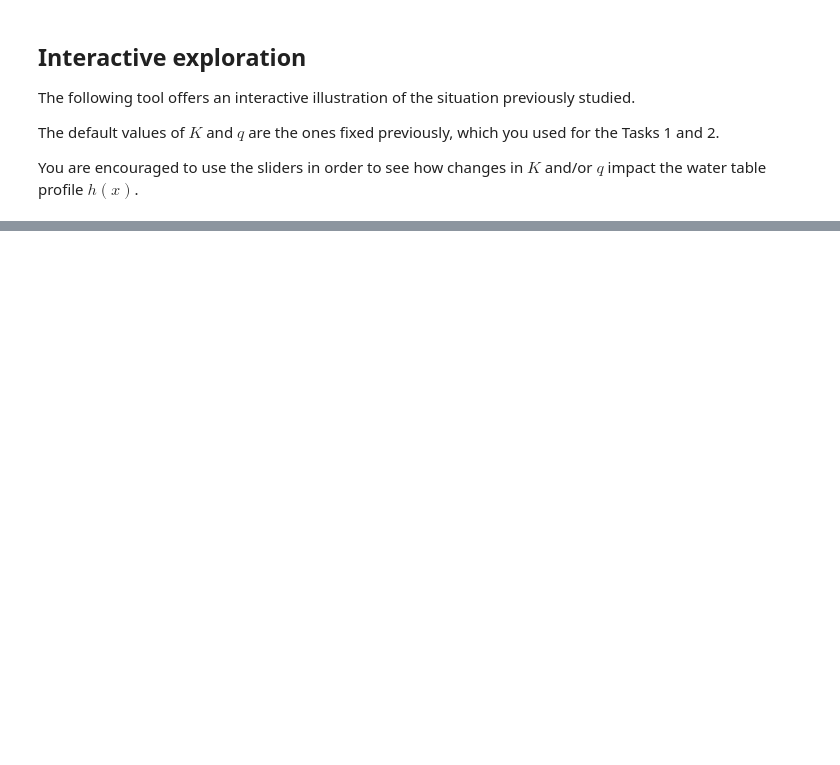
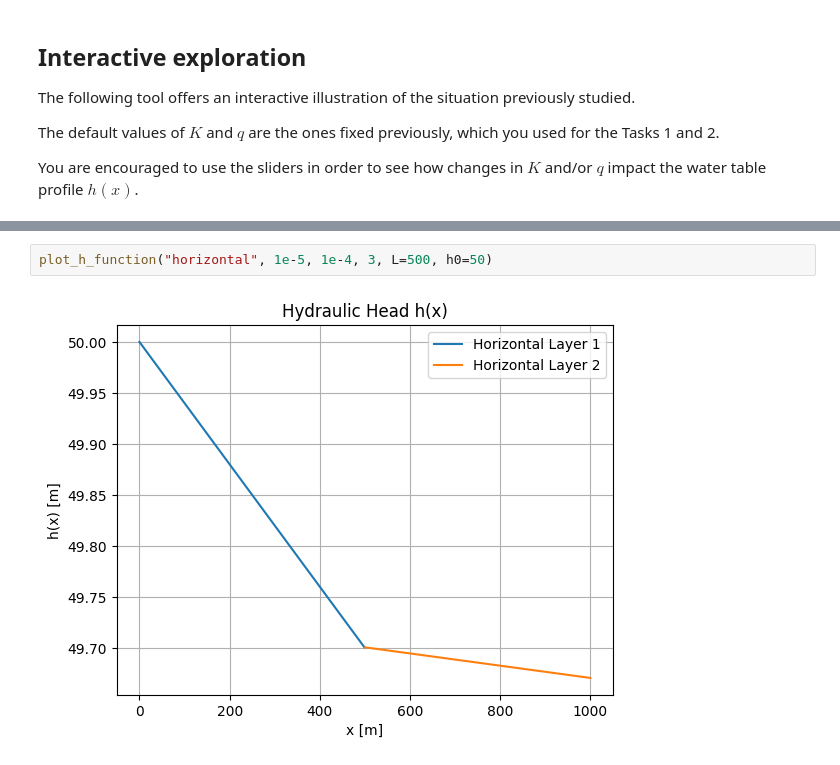
Before and after one commit to mabesa/applied_groundwater_modelling, a Jupyter notebook: exercise04/exercise04.ipynb, the cells around one changed output, grey strips where cells are left out. Saved outputs shown, nothing was run; the diff lists cells and outputs as text; blank space fills up the shorter version.

```diff
--- a/exercise04/exercise04.ipynb
+++ b/exercise04/exercise04.ipynb
@@ -64,0 +330,4 @@ interactive(children=(FloatSlider(value=5e-05, description='K:', max=0.0001, min
+# %%
+plot_h_function("horizontal", 1e-5, 1e-4, 3, L=500, h0=50)
+# %% [output]
+[figure, added]
```
Also changed, not shown: parts of 7 cells of this notebook, 5 other files.
